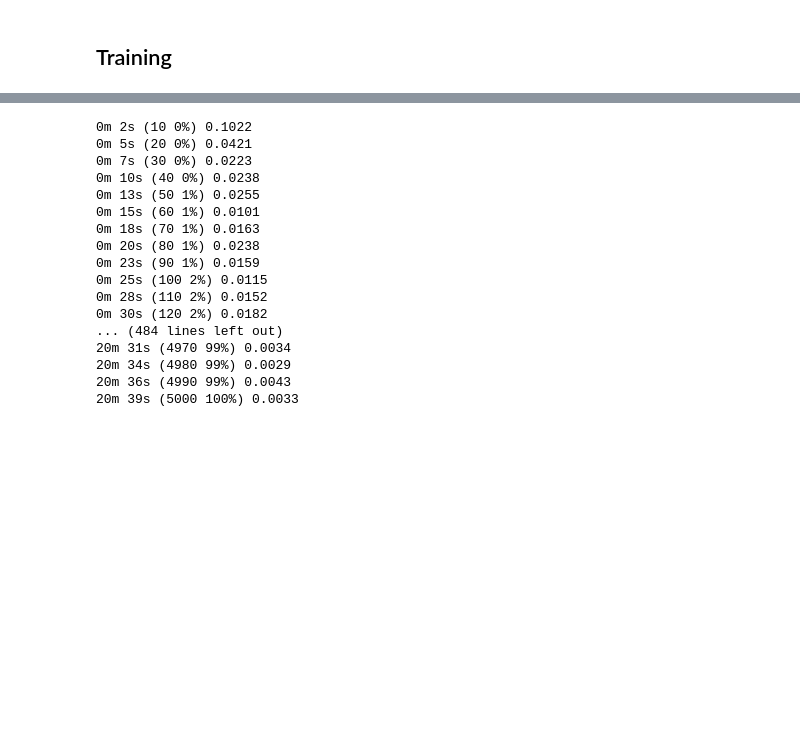
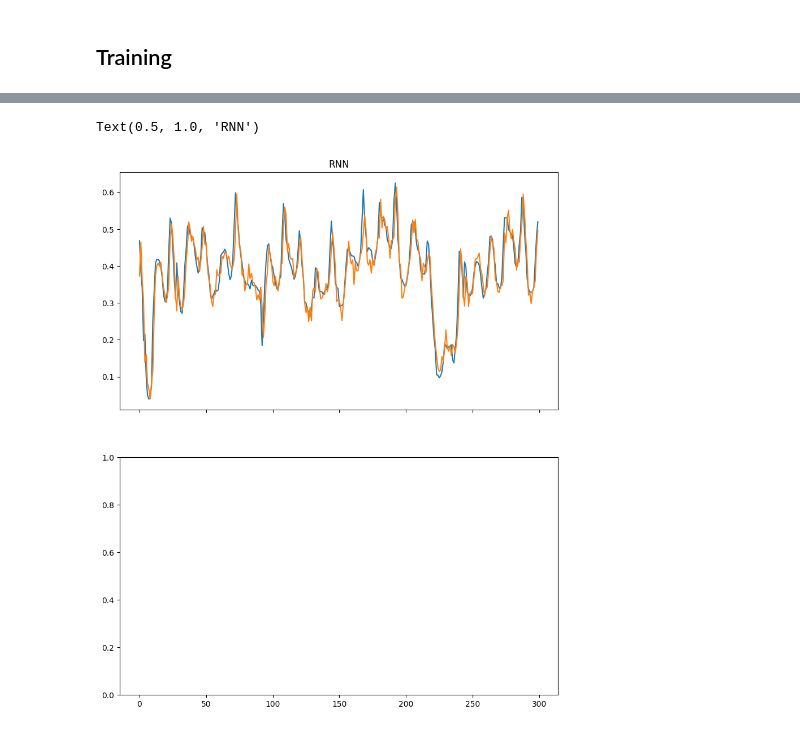
Before and after one commit to SMO0115/LTC_RNN, a Jupyter notebook: energy_prediction/energy_prediction.ipynb, the cells around one changed output, grey strips where cells are left out. Drawn from its saved outputs; the diff is of its cells as text; code cells hidden in the pictures; blank space fills up the shorter version.

```diff
--- a/energy_prediction/energy_prediction.ipynb
+++ b/energy_prediction/energy_prediction.ipynb
@@ -476,0 +588,4 @@ for iter in range(1, n_iters + 1):
+# %%
+ltc_rnn2 = [ LTC_RNN2(input_size, hidden_size, output_size, 5, 0.4*torch.ones(1, 1).to(device)).to(device) for i in range(1) ]
+for r in ltc_rnn2:
+    training_model(r)
@@ -618,50 +708,3 @@ for iter in range(1, n_iters + 1):
-# %%
-ltc_rnn3 = LTC_RNN3(input_size, hidden_size, output_size, 1, torch.ones(1, 1).to(device)).to(device)
-
-
-n_iters = 5000
-print_every = 10
-plot_every = 500
-all_losses = []
-total_loss = 0.0
-batch_size = 10
-
-start = time.time()
-
-for iter in range(1, n_iters + 1):
-
-    batch_indices = torch.randint(0, len(train_dataset["x"]), size=(batch_size,))
-
-    input_batch = [train_dataset["x"][pairs[i][0]:pairs[i][1]] for i in batch_indices]
-    target_batch = [train_dataset["y"][pairs[i][0]:pairs[i][1]] for i in batch_indices]
-
-    output, loss = train(input_batch, target_batch, ltc_rnn3)
-    total_loss += loss
-
-    if iter % print_every == 0:
-        print('%s (%d %d%%) %.4f' % (timeSince(start), iter, iter / n_iters * 100, loss))
-
-    if iter % plot_every == 0:
-        all_losses.append(total_loss / plot_every)
-        total_loss = 0
-# %% [output]
-0m 2s (10 0%) 0.1022
-0m 5s (20 0%) 0.0421
-0m 7s (30 0%) 0.0223
-0m 10s (40 0%) 0.0238
-0m 13s (50 1%) 0.0255
-0m 15s (60 1%) 0.0101
-0m 18s (70 1%) 0.0163
-0m 20s (80 1%) 0.0238
-0m 23s (90 1%) 0.0159
-0m 25s (100 2%) 0.0115
-0m 28s (110 2%) 0.0152
-0m 30s (120 2%) 0.0182
-... (484 lines left out)
-20m 31s (4970 99%) 0.0034
-20m 34s (4980 99%) 0.0029
-20m 36s (4990 99%) 0.0043
-20m 39s (5000 100%) 0.0033
 # %%
 test_dataset["x"] = torch.from_numpy( test_dataset["x"] ).to(torch.float32).to(device)
 test_dataset["y"] = torch.from_numpy( test_dataset["y"] ).to(torch.float32).to(device)
@@ -679,6 +722,8 @@ def getSamples(input_line_tensor, rnn):
             #print(output)
             output_list.append(output[0][0].item())
         return torch.tensor( output_list )
+# %%
+ltc2 = r  = getSamples(test_dataset["x"], ltc_rnn2[0])
 # %%
 r  = getSamples(test_dataset["x"], rnn)
 l  = getSamples(test_dataset["x"], ltc_rnn)
@@ -687,6 +732,18 @@ l3 = getSamples(test_dataset["x"], ltc_rnn3)
 l4 = getSamples(test_dataset["x"], ltc_rnn4)
 # %%
 first_rows = torch.tensor( [row[0].item() for row in test_dataset["y"]] )
+# %%
+fr = 0
+to = 300
+
+fig, axs = plt.subplots(2, 1, figsize=(10, 12), sharex=True)
+
+axs[0].plot(test_dataset["y"][fr:to].cpu(), label="Original")
+axs[0].plot(ltc2[fr:to], label="RNN")
+axs[0].set_title("RNN")
+# %% [output]
+Text(0.5, 1.0, 'RNN')
+[figure, added]
 # %%
 
 fr = 0
```
Also changed, not shown: parts of 18 cells of this notebook.
